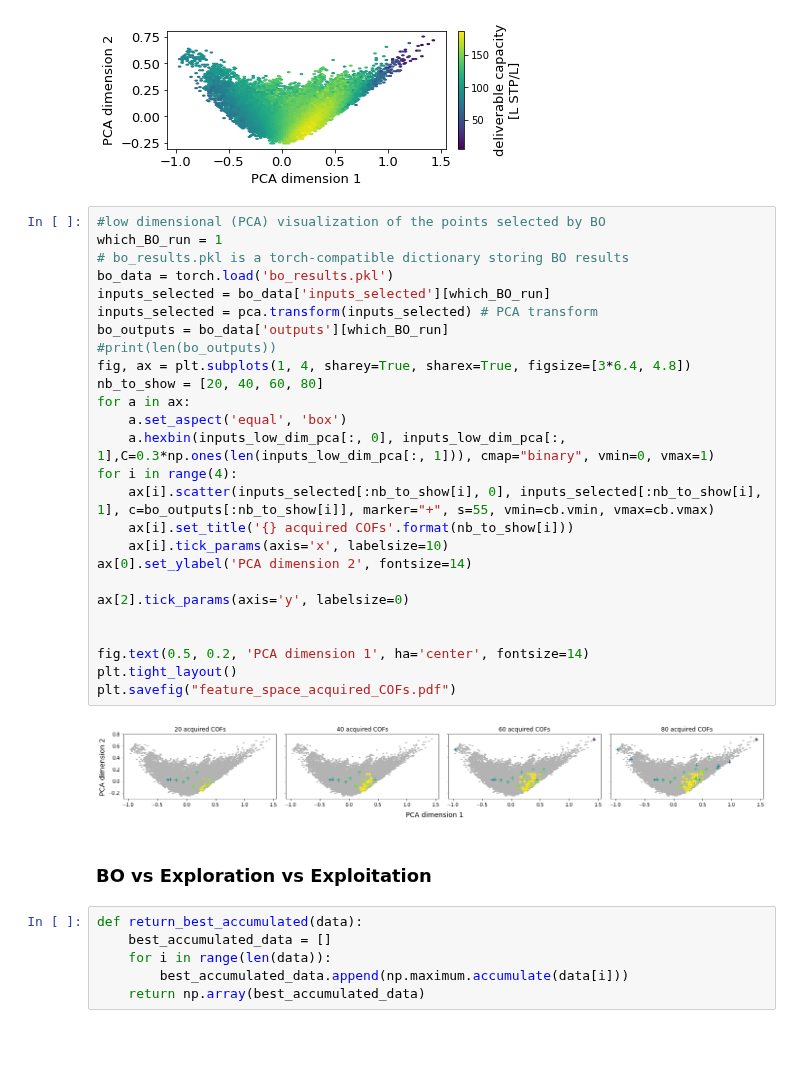
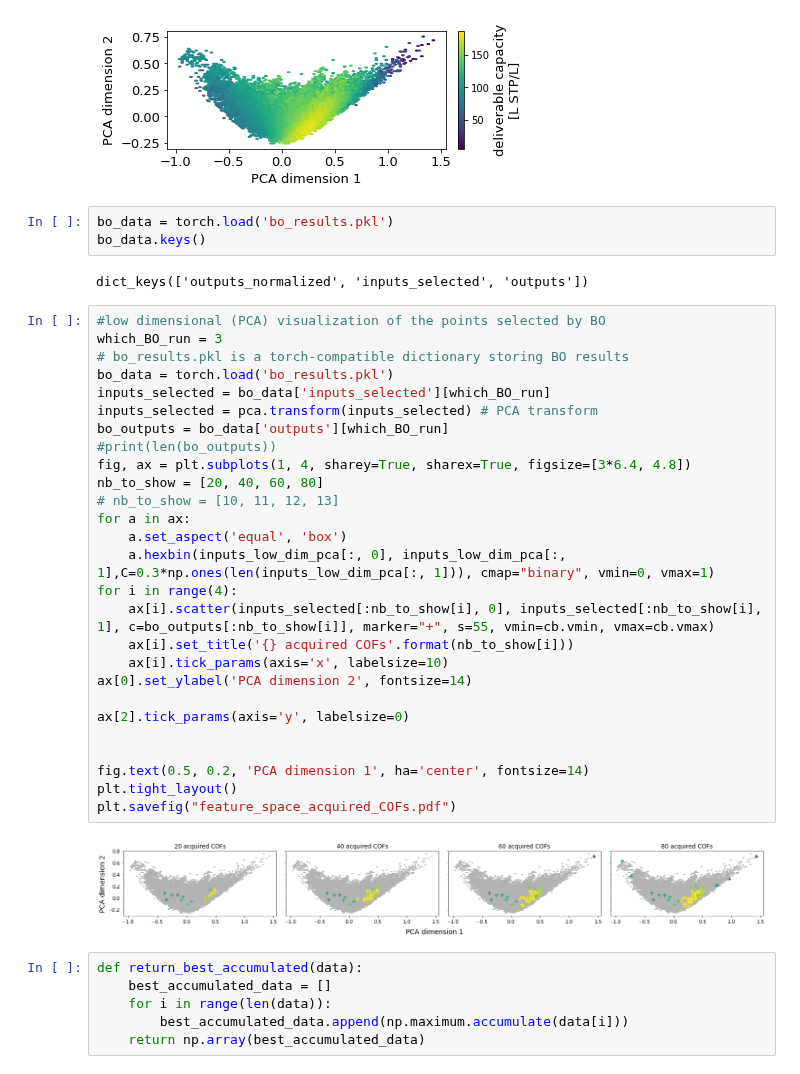
Before and after one commit to aryandeshwal/BO_of_COFs, a Jupyter notebook: COFS_figures.ipynb, the cells around one changed output. Drawn from its saved outputs; the diff is of its cells as text; blank space fills up the shorter version.

```diff
--- a/COFS_figures.ipynb
+++ b/COFS_figures.ipynb
@@ -63,36 +47,40 @@ plt.tight_layout()
 plt.savefig('feature_space_colored_by_DC.pdf')
 # %% [output]
 [figure]
+# %%
+bo_data = torch.load('bo_results.pkl')
+bo_data.keys()
+# %% [output]
+dict_keys(['outputs_normalized', 'inputs_selected', 'outputs'])
 # %%
 #low dimensional (PCA) visualization of the points selected by BO
-which_BO_run = 1
+which_BO_run = 3
 # bo_results.pkl is a torch-compatible dictionary storing BO results
 bo_data = torch.load('bo_results.pkl')
 inputs_selected = bo_data['inputs_selected'][which_BO_run]
 inputs_selected = pca.transform(inputs_selected) # PCA transform
 bo_outputs = bo_data['outputs'][which_BO_run]
 #print(len(bo_outputs))
 fig, ax = plt.subplots(1, 4, sharey=True, sharex=True, figsize=[3*6.4, 4.8])
 nb_to_show = [20, 40, 60, 80]
+# nb_to_show = [10, 11, 12, 13]
 for a in ax:
     a.set_aspect('equal', 'box')
     a.hexbin(inputs_low_dim_pca[:, 0], inputs_low_dim_pca[:, 1],C=0.3*np.ones(len(inputs_low_dim_pca[:, 1])), cmap="binary", vmin=0, vmax=1)
 for i in range(4):
     ax[i].scatter(inputs_selected[:nb_to_show[i], 0], inputs_selected[:nb_to_show[i], 1], c=bo_outputs[:nb_to_show[i]], marker="+", s=55, vmin=cb.vmin, vmax=cb.vmax)
     ax[i].set_title('{} acquired COFs'.format(nb_to_show[i]))
     ax[i].tick_params(axis='x', labelsize=10)
 ax[0].set_ylabel('PCA dimension 2', fontsize=14)
 
 ax[2].tick_params(axis='y', labelsize=0)
 
 
 fig.text(0.5, 0.2, 'PCA dimension 1', ha='center', fontsize=14)
 plt.tight_layout()
 plt.savefig("feature_space_acquired_COFs.pdf")
 # %% [output]
-[figure, old version]
+[figure, new version]
-# %% [markdown]
-### BO vs Exploration vs Exploitation
 # %%
 def return_best_accumulated(data):
     best_accumulated_data = []
```
Also changed, not shown: parts of 25 cells of this notebook.
